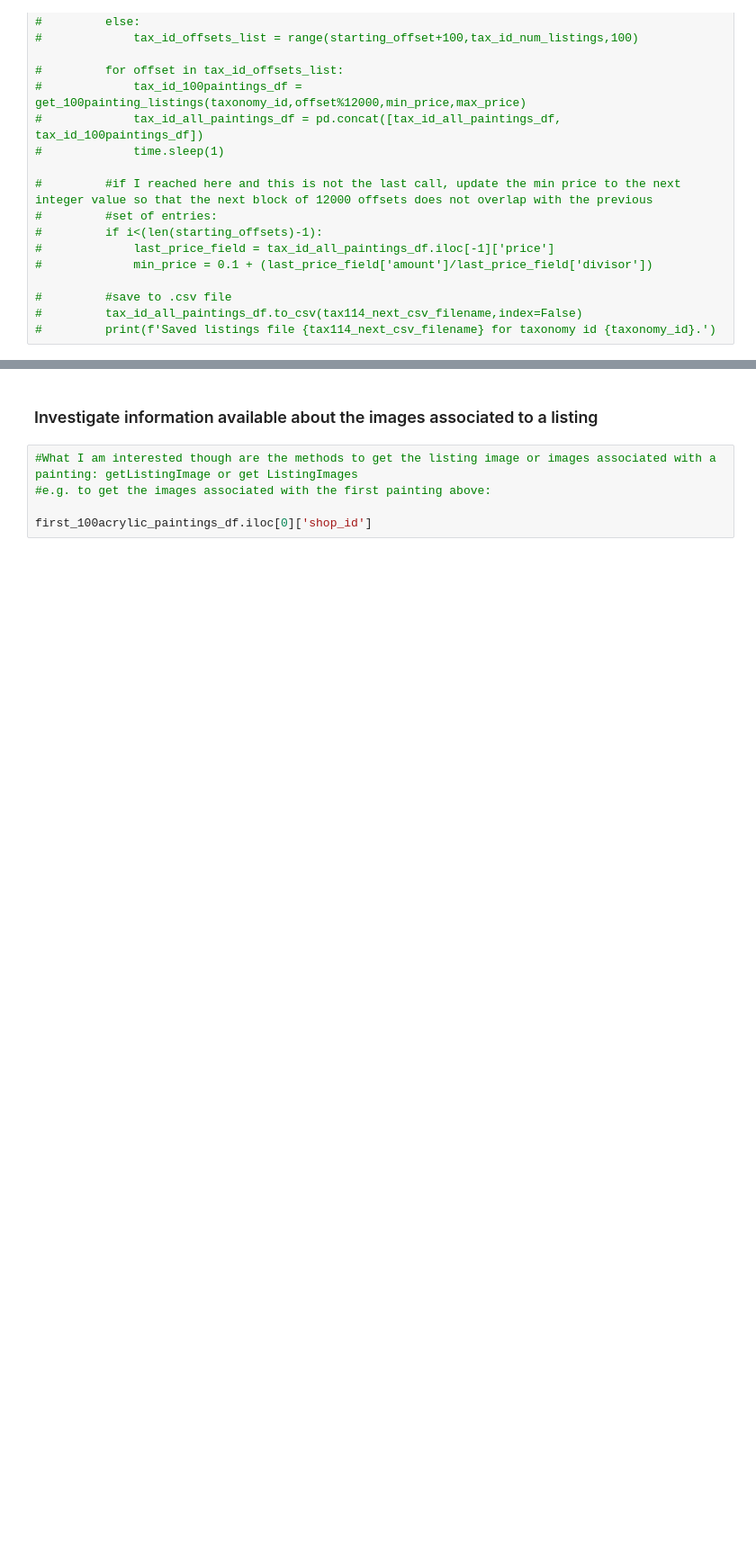
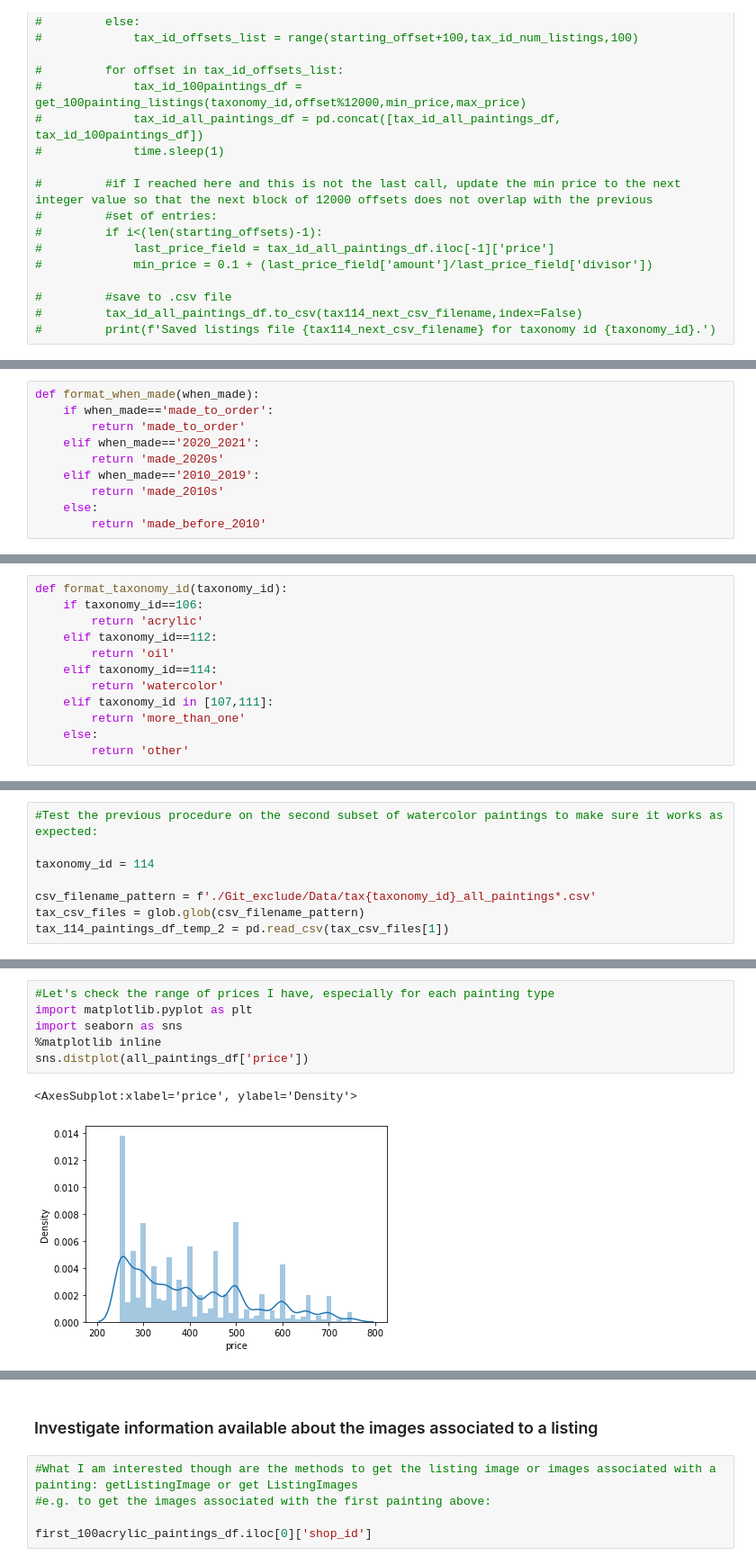
Before and after one commit to mischiatim/paintora, a Jupyter notebook: paintora_app_local_data_downloading.ipynb, the cells around one changed output, grey strips where cells are left out. Shown: that part at 90% size. Saved outputs shown, nothing was run; the diff lists cells and outputs as text; blank space fills up the shorter version.

```diff
--- a/paintora_app_local_data_downloading.ipynb
+++ b/paintora_app_local_data_downloading.ipynb
@@ -654,0 +907,10 @@ Name: price, Length: 8100, dtype: object
+# %%
+def format_when_made(when_made):
+    if when_made=='made_to_order':
+        return 'made_to_order'
+    elif when_made=='2020_2021':
+        return 'made_2020s'
+    elif when_made=='2010_2019':
+        return 'made_2010s'
+    else:
+        return 'made_before_2010'
@@ -654,0 +1218,12 @@ Name: price, Length: 8100, dtype: object
+# %%
+def format_taxonomy_id(taxonomy_id):
+    if taxonomy_id==106:
+        return 'acrylic'
+    elif taxonomy_id==112:
+        return 'oil'
+    elif taxonomy_id==114:
+        return 'watercolor'
+    elif taxonomy_id in [107,111]:
+        return 'more_than_one'
+    else:
+        return 'other'
@@ -654,0 +1361,8 @@ Name: price, Length: 8100, dtype: object
+# %%
+#Test the previous procedure on the second subset of watercolor paintings to make sure it works as expected:
+
+taxonomy_id = 114
+
+csv_filename_pattern = f'./Git_exclude/Data/tax{taxonomy_id}_all_paintings*.csv'
+tax_csv_files = glob.glob(csv_filename_pattern)
+tax_114_paintings_df_temp_2 = pd.read_csv(tax_csv_files[1])
@@ -654,0 +1495,9 @@ Name: price, Length: 8100, dtype: object
+# %%
+#Let's check the range of prices I have, especially for each painting type
+import matplotlib.pyplot as plt
+import seaborn as sns
+%matplotlib inline
+sns.distplot(all_paintings_df['price'])
+# %% [output]
+<AxesSubplot:xlabel='price', ylabel='Density'>
+[figure, added]
```
Also changed, not shown: parts of 117 cells of this notebook.
